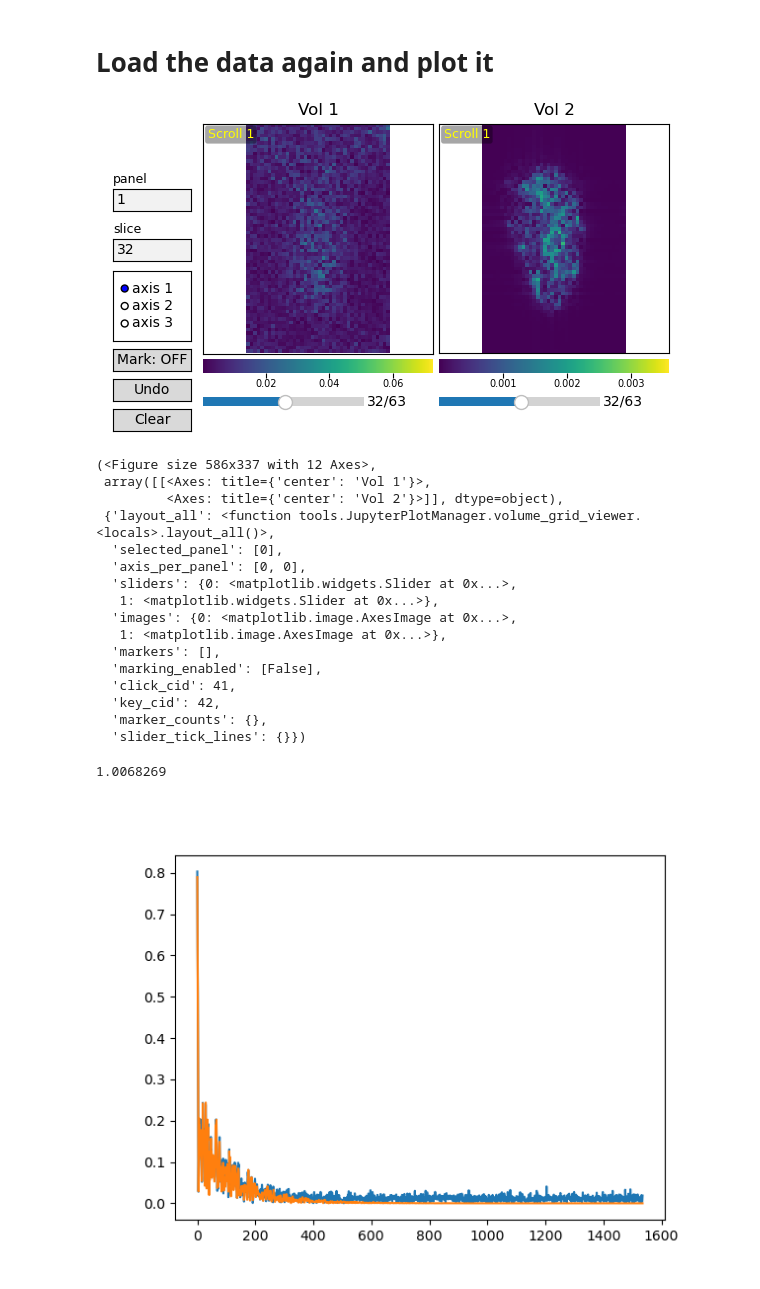
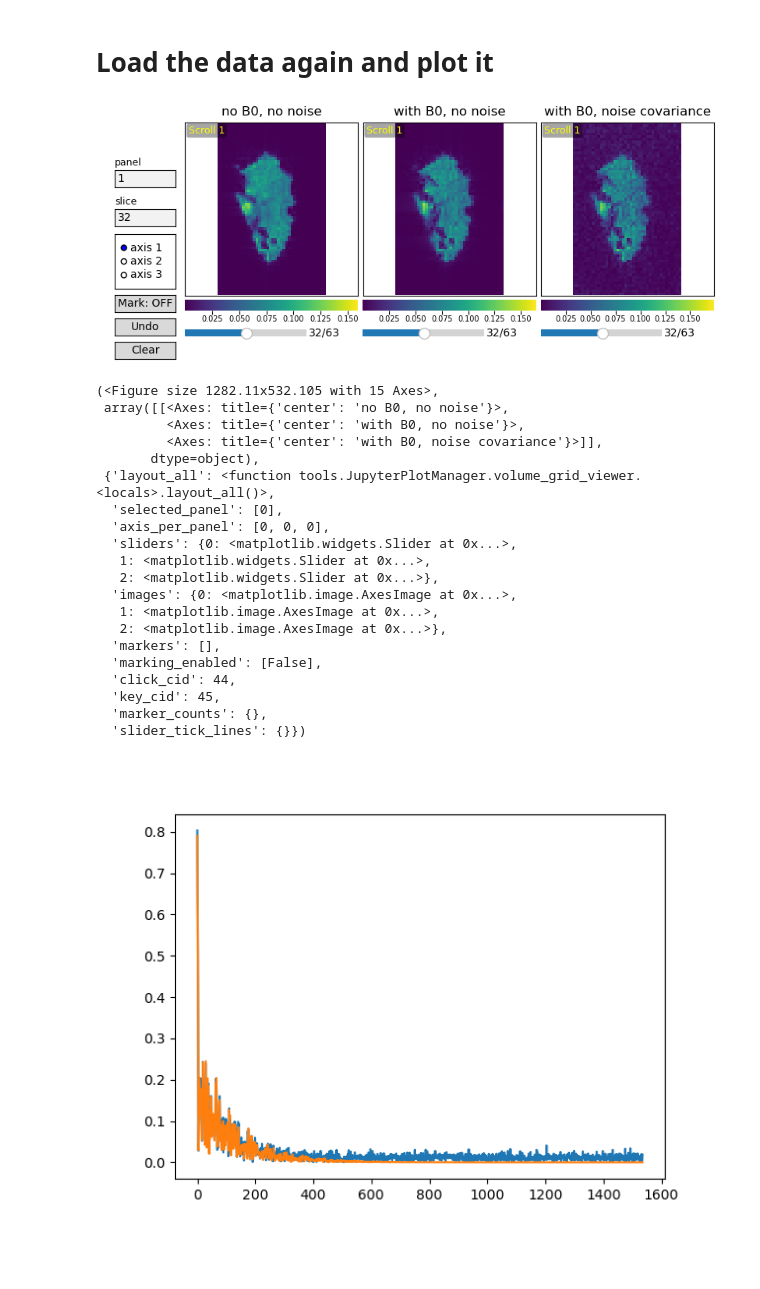
Before and after one commit to MRSI-HFMR-Group-Vienna/Synthetic_MRSI, a Jupyter notebook: code/main_notebook.ipynb, the cells around one changed output. Cells and saved outputs as stored; diff of their text form; code cells hidden in the pictures; blank space fills up the shorter version.

```diff
--- a/code/main_notebook.ipynb
+++ b/code/main_notebook.ipynb
@@ -875,45 +875,47 @@ configurator = file.Configurator(path_folder="../config/",
                                  file_name=config_file_name)
 configurator.load()
 
-load_data = da.from_zarr(os.path.join(configurator.data["checkpoints"], "zarr", "checkpoint_out_test_23022026_noise_correlation"))
-
-load_data2 = da.from_zarr(os.path.join(configurator.data["checkpoints"], "zarr", "checkpoint_out_test_09022026_withB0inHZ"))
+load_data0 = load_data = da.from_zarr(os.path.join(configurator.data["checkpoints"], "zarr", "checkpoint_out_test_09022026_withoutB0"))
+load_data1 = da.from_zarr(os.path.join(configurator.data["checkpoints"], "zarr", "checkpoint_out_test_09022026_withB0inHZ"))
+load_data2 = da.from_zarr(os.path.join(configurator.data["checkpoints"], "zarr", "checkpoint_out_test_23022026_noise_correlation"))
 # %%
 from tools import JupyterPlotManager
 %matplotlib ipympl
 
-JupyterPlotManager.volume_grid_viewer(vols=[da.abs(load_data[500,:,:,:]), da.abs(load_data2[500,:,:,:])], rows=1, cols=2, cmap="viridis")
+JupyterPlotManager.volume_grid_viewer(vols=[da.abs(load_data0[100,:,:,:]), da.abs(load_data1[100,:,:,:]), da.abs(load_data2[100,:,:,:])], titles=["no B0, no noise", "with B0, no noise", "with B0, noise covariance"], rows=1, cols=3, cmap="viridis")
 # %% [output]
-[figure, old version]
+[figure, new version]
-(<Figure size 586x337 with 12 Axes>,
- array([[<Axes: title={'center': 'Vol 1'}>,
-         <Axes: title={'center': 'Vol 2'}>]], dtype=object),
+(<Figure size 1282.11x532.105 with 15 Axes>,
+ array([[<Axes: title={'center': 'no B0, no noise'}>,
+         <Axes: title={'center': 'with B0, no noise'}>,
+         <Axes: title={'center': 'with B0, noise covariance'}>]],
+       dtype=object),
  {'layout_all': <function tools.JupyterPlotManager.volume_grid_viewer.<locals>.layout_all()>,
   'selected_panel': [0],
-  'axis_per_panel': [0, 0],
+  'axis_per_panel': [0, 0, 0],
   'sliders': {0: <matplotlib.widgets.Slider at 0x...>,
-   1: <matplotlib.widgets.Slider at 0x...>},
+   1: <matplotlib.widgets.Slider at 0x...>,
+   2: <matplotlib.widgets.Slider at 0x...>},
   'images': {0: <matplotlib.image.AxesImage at 0x...>,
-   1: <matplotlib.image.AxesImage at 0x...>},
+   1: <matplotlib.image.AxesImage at 0x...>,
+   2: <matplotlib.image.AxesImage at 0x...>},
   'markers': [],
   'marking_enabled': [False],
-  'click_cid': 41,
-  'key_cid': 42,
+  'click_cid': 44,
+  'key_cid': 45,
   'marker_counts': {},
   'slider_tick_lines': {}})
 # %%
-# Estimate the SNR
-noise_roi = load_data[:, :5, :5, :5]
-
-noise_power = np.mean(np.abs(noise_roi)**2)      # to get scalar
-signal_power = np.mean(np.abs(load_data)**2, axis=0)  # volume is (64,64,40)
-
-snr = signal_power / noise_power
-#snr.compute()
-snr_mean = np.mean(snr)
-snr_mean.compute()
+#### Estimate the SNR
+###noise_roi = load_data[:, :5, :5, :5]
+###
+###noise_power = np.mean(np.abs(noise_roi)**2)      # to get scalar
+###signal_power = np.mean(np.abs(load_data)**2, axis=0)  # volume is (64,64,40)
+###
+###snr = signal_power / noise_power
+####snr.compute()
+###snr_mean = np.mean(snr)
+###snr_mean.compute()
-# %% [output]
-1.0068269
 # %%
 import matplotlib.pyplot as plt
 import numpy as np
```
Also changed, not shown: parts of 10 cells of this notebook, 4 other files.
